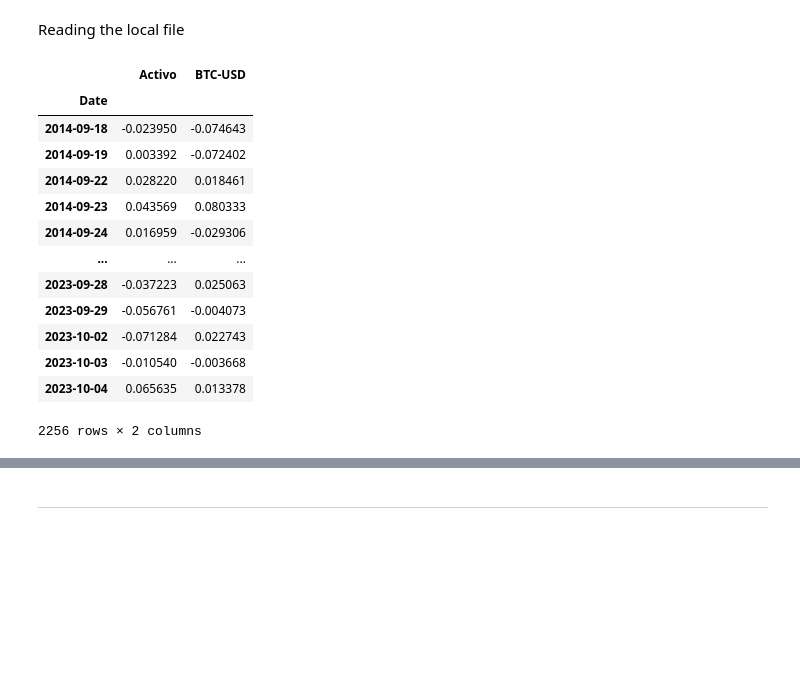
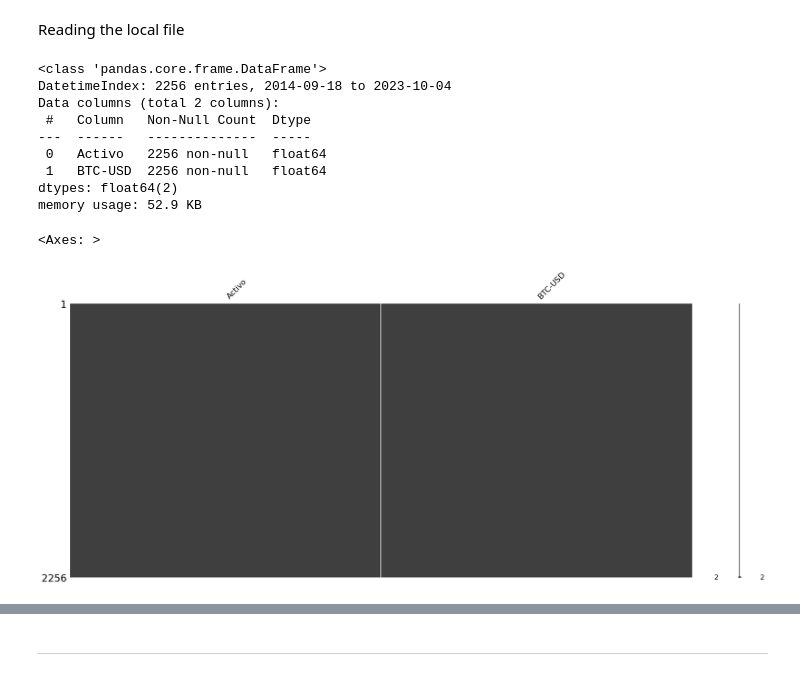
Before and after one commit to bynak06-cell/Finance-and-Technology, a Jupyter notebook: Tema_1_Activos_Intro/src/analisis-inicial-English.ipynb, the cells around one changed output, grey strips where cells are left out. Drawn from its saved outputs; the diff is of its cells as text; code cells hidden in the pictures; blank space fills up the shorter version.

```diff
--- a/Tema_1_Activos_Intro/src/analisis-inicial-English.ipynb
+++ b/Tema_1_Activos_Intro/src/analisis-inicial-English.ipynb
@@ -723,18 +727,20 @@ Reading the local file
 # datos_activo
 # %%
 # TO-DO: Add your calculations and explanations here
+
+datos_activo.info()
 # %% [output]
-|  | Activo | BTC-USD |
-| Date |  |  |
-| 2014-09-18 | -0.023950 | -0.074643 |
-| 2014-09-19 | 0.003392 | -0.072402 |
-| 2014-09-22 | 0.028220 | 0.018461 |
-| 2014-09-23 | 0.043569 | 0.080333 |
-| 2014-09-24 | 0.016959 | -0.029306 |
-| ... | ... | ... |
-| 2023-09-28 | -0.037223 | 0.025063 |
-| 2023-09-29 | -0.056761 | -0.004073 |
-| 2023-10-02 | -0.071284 | 0.022743 |
-| 2023-10-03 | -0.010540 | -0.003668 |
-| 2023-10-04 | 0.065635 | 0.013378 |
-2256 rows × 2 columns
+<class 'pandas.core.frame.DataFrame'>
+DatetimeIndex: 2256 entries, 2014-09-18 to 2023-10-04
+Data columns (total 2 columns):
+ #   Column   Non-Null Count  Dtype
+---  ------   --------------  -----
+ 0   Activo   2256 non-null   float64
+ 1   BTC-USD  2256 non-null   float64
+dtypes: float64(2)
+memory usage: 52.9 KB
+# %%
+msno.matrix(datos_activo)
+# %% [output]
+<Axes: >
+[figure, added]
```
Also changed, not shown: parts of 29 cells of this notebook.
